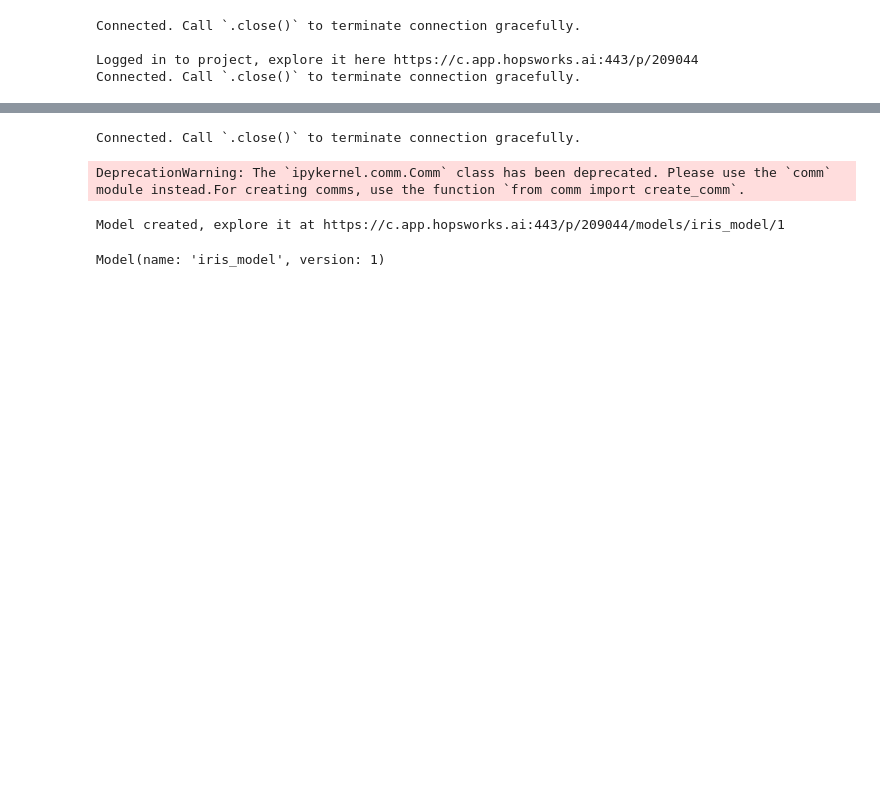
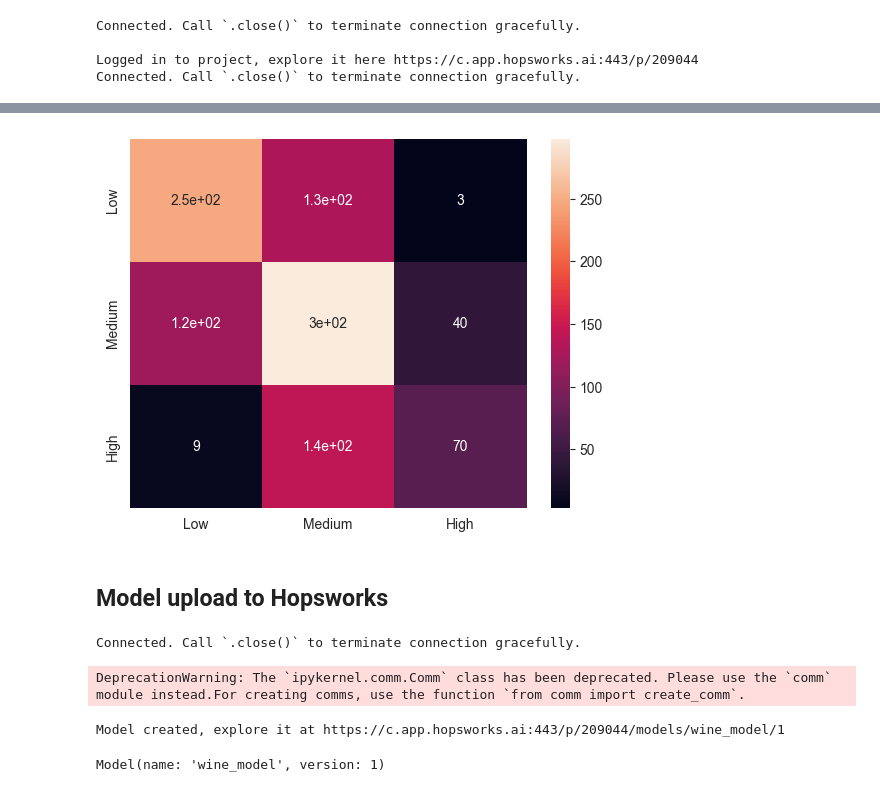
Before and after one commit to GoodOnions/ID2223-Lab1, a Jupyter notebook: wine/wine-training-pipeline.ipynb, the cells around one changed output, grey strips where cells are left out. Cells and saved outputs as stored; diff of their text form; code cells hidden in the pictures; blank space fills up the shorter version.

```diff
--- a/wine/wine-training-pipeline.ipynb
+++ b/wine/wine-training-pipeline.ipynb
@@ -148,0 +204,20 @@ fig = cm.get_figure()
+# %%
+clf = Pipeline([
+    ('clf', SVC())
+])
+
+# a list of dictionaries to specify the parameters that we'd want to tune
+c_values = [0.1, 0.25, 0.5, 0.75, 1]
+
+param_grid = \
+    [{
+        'clf__C': c_values
+    }]
+
+gs = GridSearchCV(estimator=clf, param_grid=param_grid, scoring='accuracy', cv=5, verbose=1, n_jobs=-1)
+DT = Pipeline([
+    ('scl', StandardScaler()),
+    ('gs', gs)
+])
+
+DT.fit(X_train, y_train.values.ravel())
@@ -148,0 +233,8 @@ fig = cm.get_figure()
+# %%
+# Evaluate model performance using the features from the test set (X_test)
+y_pred = DT.predict(X_test)
+
+# Compare predictions (y_pred) with the labels in the test set (y_test)
+results = confusion_matrix(y_test, y_pred)
+metrics = classification_report(y_test, y_pred, output_dict=True)
+pd.DataFrame(metrics)
@@ -149,14 +247,22 @@ fig = cm.get_figure()
+# %%
+df_cm = pd.DataFrame(results, ["Low", "Medium", "High"], columns=["Low", "Medium", "High"])
+cm = sns.heatmap(df_cm, annot=True)
+fig = cm.get_figure()
+# %% [output]
+[figure, added]
+# %% [markdown]
+## Model upload to Hopsworks
 # %%
 # We will now upload our model to the Hopsworks Model Registry. First get an object for the model registry.
 mr = project.get_model_registry()
 
-# The contents of the 'iris_model' directory will be saved to the model registry. Create the dir, first.
-model_dir="iris_model"
+# The contents of the 'wine_model' directory will be saved to the model registry. Create the dir, first.
+model_dir = "model"
 if os.path.isdir(model_dir) == False:
     os.mkdir(model_dir)
 
 # Save both our model and the confusion matrix to 'model_dir', whose contents will be uploaded to the model registry
-joblib.dump(model, model_dir + "/iris_model.pkl")
+joblib.dump(model, model_dir + "/wine_model.pkl")
 fig.savefig(model_dir + "/confusion_matrix.png")
 
 # Specify the schema of the model's input/output using the features (X_train) and labels (y_train)
@@ -165,17 +271,17 @@ output_schema = Schema(y_train)
 model_schema = ModelSchema(input_schema, output_schema)
 
 # Create an entry in the model registry that includes the model's name, desc, metrics
-iris_model = mr.python.create_model(
-    name="iris_model",
-    metrics={"accuracy" : metrics['accuracy']},
+wine_model = mr.python.create_model(
+    name="wine_model",
+    metrics={"accuracy": metrics['accuracy']},
     model_schema=model_schema,
-    description="Iris Flower Predictor"
+    description="Wine Quality Predictor"
 )
 
 # Upload the model to the model registry, including all files in 'model_dir'
-iris_model.save(model_dir)
+wine_model.save(model_dir)
 # %% [output]
 Connected. Call `.close()` to terminate connection gracefully.
 DeprecationWarning: The `ipykernel.comm.Comm` class has been deprecated. Please use the `comm` module instead.For creating comms, use the function `from comm import create_comm`.
-Model created, explore it at https://c.app.hopsworks.ai:443/p/209044/models/iris_model/1
+Model created, explore it at https://c.app.hopsworks.ai:443/p/209044/models/wine_model/1
-Model(name: 'iris_model', version: 1)
+Model(name: 'wine_model', version: 1)
```
Also changed, not shown: parts of 17 cells of this notebook, 2 other files.
